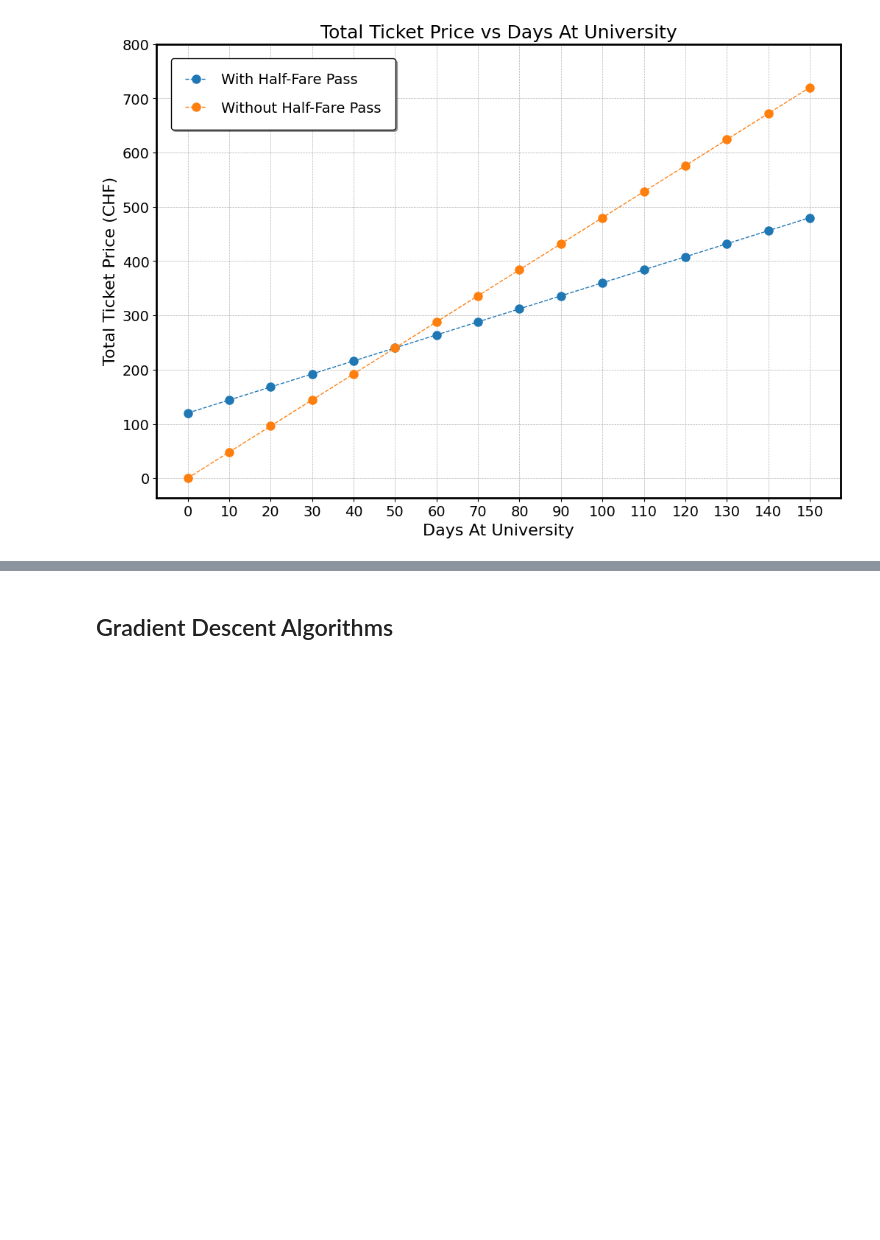
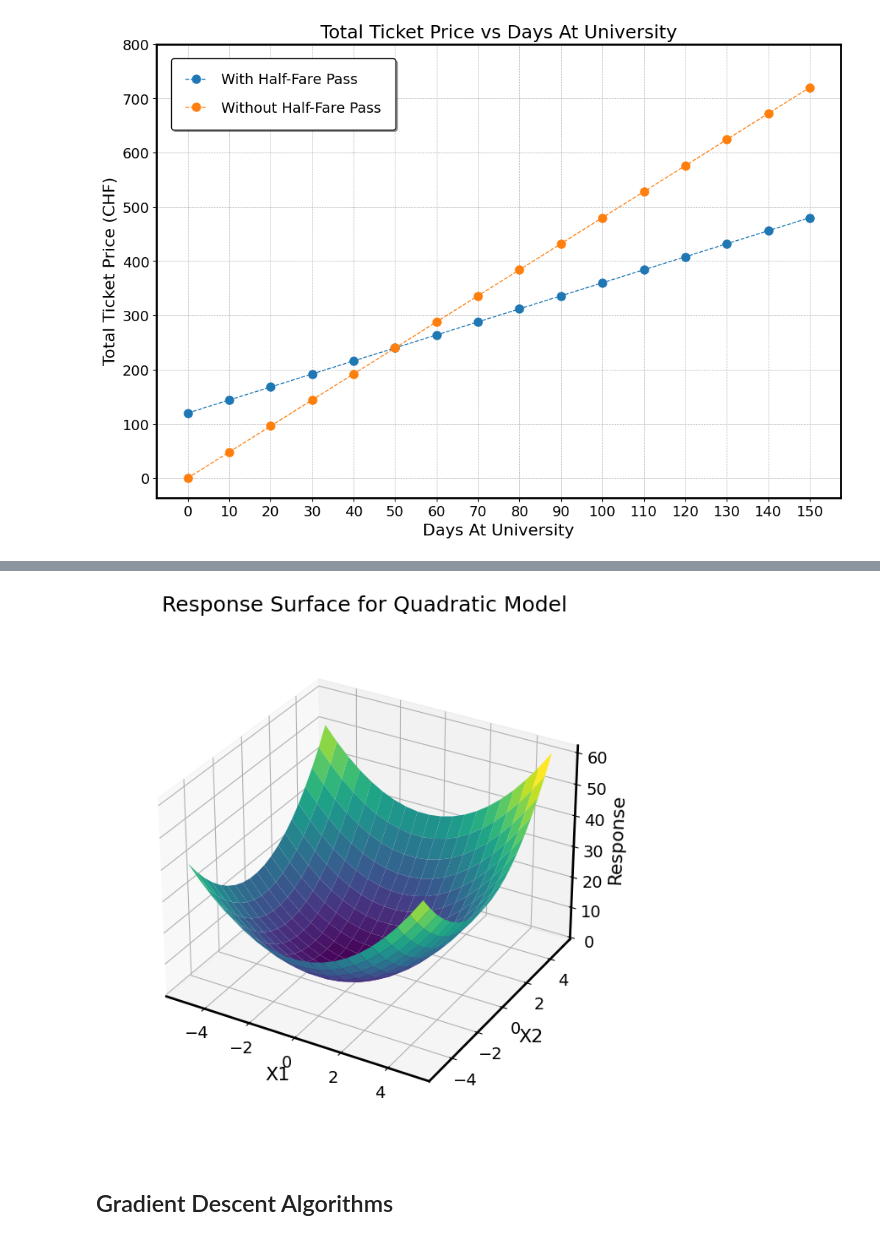
Before and after one commit to giacomobelleri/ML-Practice, a Jupyter notebook: Notebooks/Gradient-Descent/gradient-descent.ipynb, the cells around one changed output, grey strips where cells are left out. Saved outputs shown, nothing was run; the diff lists cells and outputs as text; code cells hidden in the pictures; blank space fills up the shorter version.

```diff
--- a/Notebooks/Gradient-Descent/gradient-descent.ipynb
+++ b/Notebooks/Gradient-Descent/gradient-descent.ipynb
@@ -346,0 +373,9 @@ plt.savefig(CreateFilePath(r'\TotalTicketPriceVsDaysAtUniversity', extension='pn
+# %%
+# Tests PolynomialModel with multiple predictors
+
+# Generates data
+predictors_grid, predictors_flattened = CreateGrid([(-5, 5), (-5, 5)], num=20, transpose=False)
+
+# Creates predictor matrix for quadratic model
+predictors_matrix = FormPredictorMatrix(predictors_flattened, order=2, include_interaction=True)
+print(f'Predictor Matrix: \n -Shape: {predictors_matrix.shape} \n -Values: \n {predictors_matrix}\n')
@@ -347,3 +393,31 @@ plt.savefig(CreateFilePath(r'\TotalTicketPriceVsDaysAtUniversity', extension='pn
+# %%
+# Tests squared model
+
+# Creates 3D figure and sets up axes, labels, and title
+fig = plt.figure(figsize=(12, 8))
+ax = fig.add_subplot(111, projection='3d')
+ax.set_xlabel('X1')
+ax.set_ylabel('X2')
+ax.set_zlabel('Response')
+
+# Computes response values
+response = PolynomialModel(predictors_matrix, np.array([1, 1, 1, 1, 0, 1])).reshape(*predictors_grid[0].shape)
+
+# Plots data
+ax.plot_surface(predictors_grid[0], predictors_grid[1], response, cmap='viridis', edgecolor='none')
+
+# Adds title
+ax.set_title('Response Surface for Quadratic Model')
+ax.label_outer()
+
+# Zooms out plot
+ax.set_box_aspect(aspect=None, zoom=0.90)
+ax.zaxis.set_rotate_label(True)
+
+# Saves plot
+plt.savefig(CreateFilePath(r'\ResponseSurfaceForQuadraticModel', extension='png'))
+# %% [output]
+[figure, added]
 # %% [markdown]
 ## Gradient Descent Algorithms
 # %%
```
Also changed, not shown: parts of 5 cells of this notebook, 2 other files.
